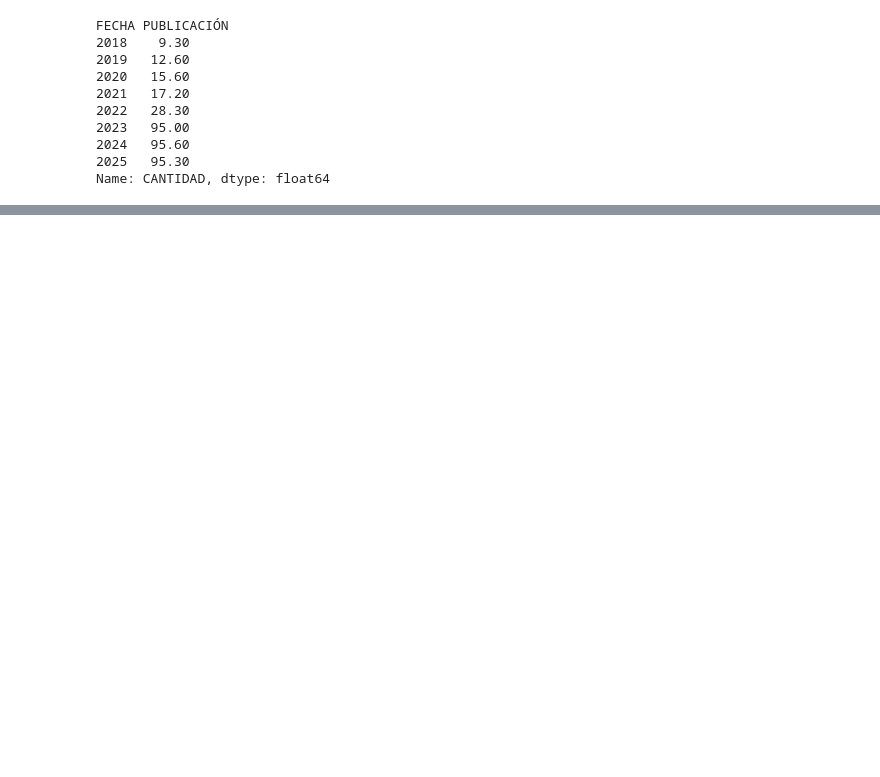
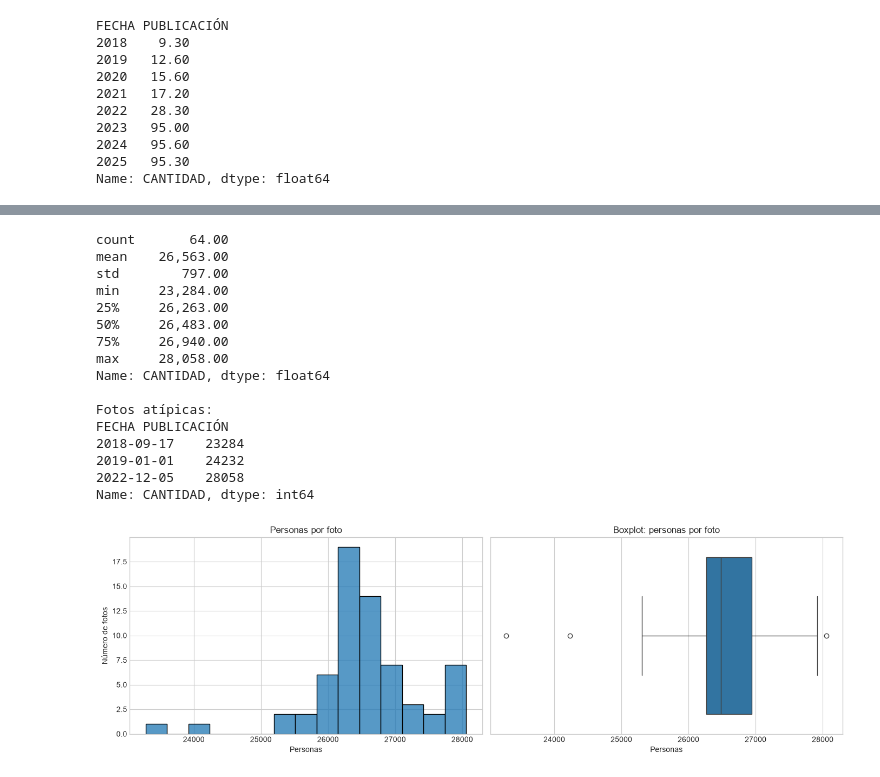
Before and after one commit to Daniel-LM2608/analitica-datos-estudiantes, a Jupyter notebook: Momento1/Untitled-1.ipynb, the cells around one changed output, grey strips where cells are left out. Drawn from its saved outputs; the diff is of its cells as text; code cells hidden in the pictures; blank space fills up the shorter version.

```diff
--- a/Momento1/Untitled-1.ipynb
+++ b/Momento1/Untitled-1.ipynb
@@ -312,0 +469,33 @@ Decisión: No se imputarán ni eliminarán estos registros para no distorsionar
+# %%
+por_foto = df.groupby('FECHA PUBLICACIÓN')['CANTIDAD'].sum()
+print(por_foto.describe().round(0))
+
+lim_inf, lim_sup = limites_iqr(por_foto)
+print("\nFotos atípicas:")
+print(por_foto[(por_foto < lim_inf) | (por_foto > lim_sup)])
+
+fig, axes = plt.subplots(1, 2, figsize=(14, 4.5))
+sns.histplot(por_foto, bins=15, ax=axes[0])
+axes[0].set_title('Personas por foto')
+axes[0].set_xlabel('Personas'); axes[0].set_ylabel('Número de fotos')
+sns.boxplot(x=por_foto, ax=axes[1])
+axes[1].set_title('Boxplot: personas por foto'); axes[1].set_xlabel('Personas')
+plt.tight_layout(); plt.show()
+# %% [output]
+count       64.00
+mean    26,563.00
+std        797.00
+min     23,284.00
+25%     26,263.00
+50%     26,483.00
+75%     26,940.00
+max     28,058.00
+Name: CANTIDAD, dtype: float64
+
+Fotos atípicas:
+FECHA PUBLICACIÓN
+2018-09-17    23284
+2019-01-01    24232
+2022-12-05    28058
+Name: CANTIDAD, dtype: int64
+[figure, added]
```
Also changed, not shown: parts of 17 cells of this notebook.
